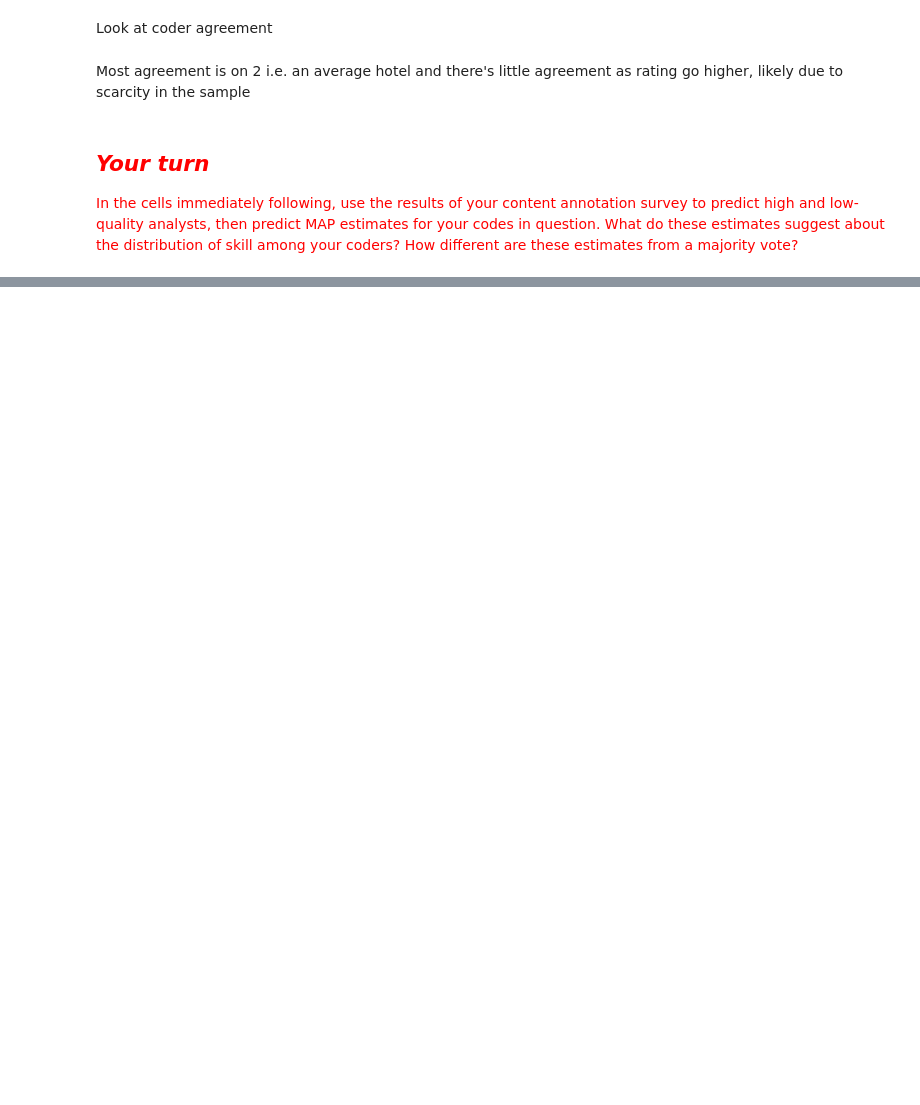
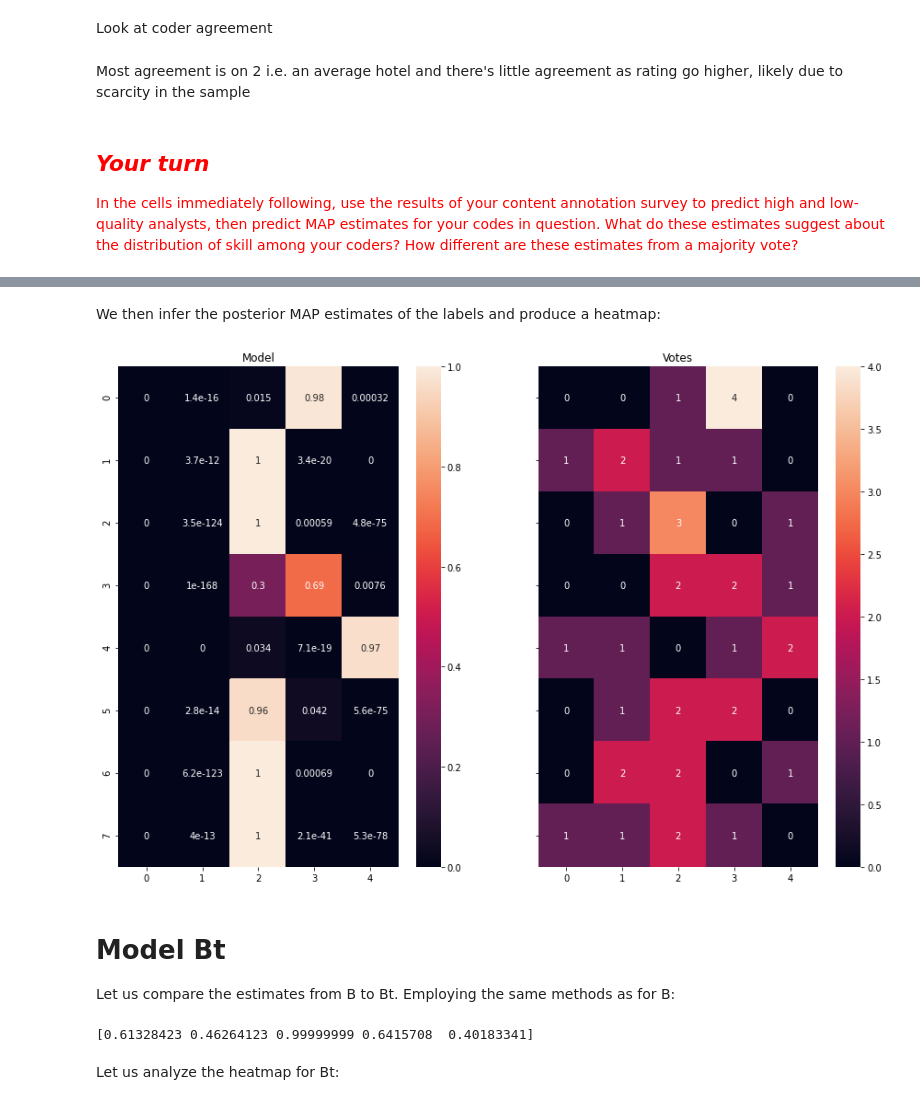
Before and after one commit to k-partha/Content-Analysis-Notebooks, a Jupyter notebook: week-3/Partha_Kadambi_HW_Reliability.ipynb, the cells around one changed output, grey strips where cells are left out. Drawn from its saved outputs; the diff is of its cells as text; code cells hidden in the pictures; blank space fills up the shorter version.

```diff
--- a/week-3/Partha_Kadambi_HW_Reliability.ipynb
+++ b/week-3/Partha_Kadambi_HW_Reliability.ipynb
@@ -1024,9 +765,0 @@ Let's turn the posterior of the first 100 samples into a heatmap.
-# %%
-votes = []
-for r in anno.annotations:
-    v = [0] * len(anno.labels)
-    votes.append(v)
-    for a in r:
-        if a > -1:
-            v[a] += 1
-votes_array = np.array(votes)
@@ -1145,13 +765,0 @@ titles = ['DV', 'IV', 'Central Variable', "Control Variable"]
-# %%
-fig, axs = plt.subplots(2,4)
-fig.set_size_inches(18, 7)
-for k, ax, title in zip(ck,axs[0], titles):
-    seaborn.heatmap(k, ax = ax)
-    ax.set_title(title)
-    ax.set_xticks(())
-    ax.set_yticks(())
-for r, ax in zip(pr,axs[1]):
-    seaborn.heatmap(r, ax = ax)
-    ax.set_xticks(())
-    ax.set_yticks(())
-plt.show()
@@ -1406,0 +817,36 @@ makeQuestionComparison(model_hot, anno_hot)
+# %% [markdown]
+We then infer the posterior MAP estimates of the labels and produce a heatmap:
+# %%
+posterior = model.infer_labels(mtAnno.annotations)
+# %%
+votes = []
+for r in mtAnno.annotations:
+    v = [0] * len(mtAnno.labels)
+    votes.append(v)
+    for a in r:
+        if a > -1:
+            v[a] += 1
+votes_array = np.array(votes)
+# %%
+fig, (ax1, ax2) = plt.subplots(ncols=2, figsize = (15, 10), sharey=True)
+num_questions = 8
+
+seaborn.heatmap(votes_array[:num_questions], annot = True, ax=ax2)
+seaborn.heatmap(posterior[:num_questions], annot=True, ax =ax1)
+ax1.set_title("Model")
+ax2.set_title("Votes")
+plt.show()
+# %% [output]
+[figure, added]
+# %% [markdown]
+# Model Bt
+
+Let us compare the estimates from B to Bt. Employing the same methods as for B:
+# %%
+
+model = ModelBt.create_initial_state(5, 5)
+model.map(mtAnno.annotations)
+
+print(model.theta)
+# %% [output]
+[0.61328423 0.46264123 0.99999999 0.6415708  0.40183341]
@@ -1406,0 +855,2 @@ makeQuestionComparison(model_hot, anno_hot)
+# %% [markdown]
+Let us analyze the heatmap for Bt:
```
Also changed, not shown: parts of 157 cells of this notebook.
